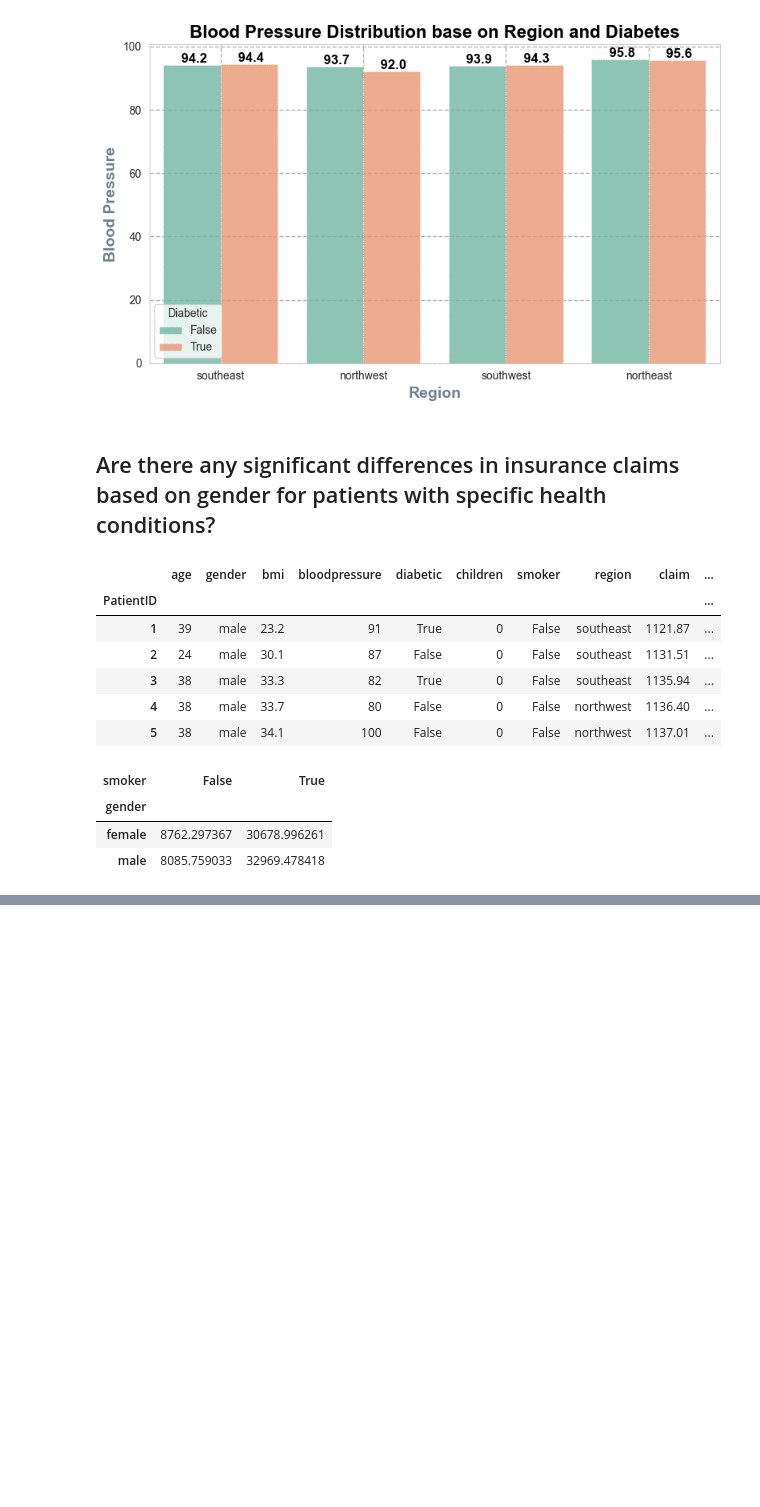
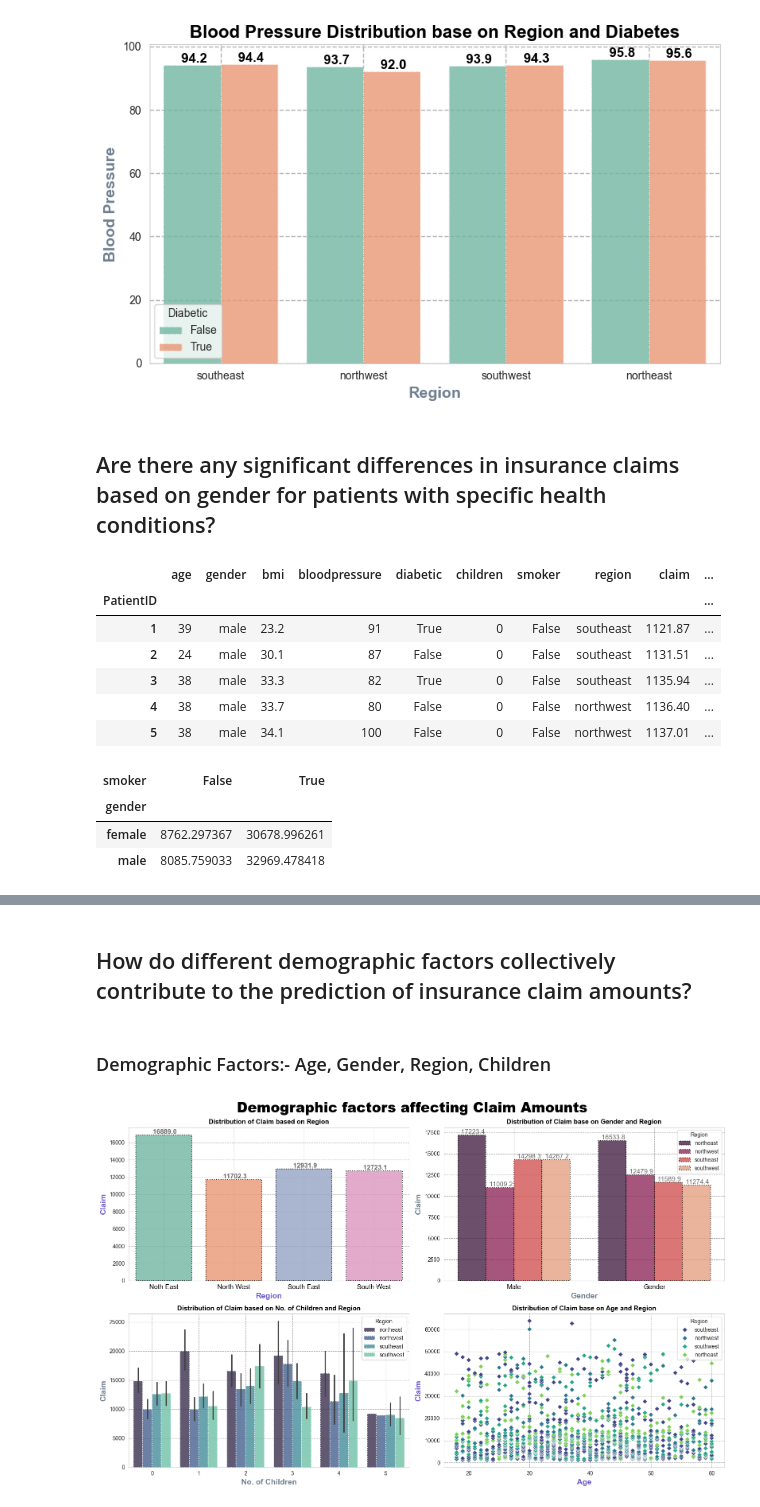
Before and after one commit to SaurabhSSB/medical-expense-analysis, a Jupyter notebook: 2_eda.ipynb, the cells around one changed output, grey strips where cells are left out. Drawn from its saved outputs; the diff is of its cells as text; code cells hidden in the pictures; blank space fills up the shorter version.

```diff
--- a/2_eda.ipynb
+++ b/2_eda.ipynb
@@ -925,0 +968,66 @@ plt.show()
+# %% [markdown]
+## How do different demographic factors collectively contribute to the prediction of insurance claim amounts?
+# %% [markdown]
+### Demographic Factors:- Age, Gender, Region, Children
+# %%
+fig, axes= plt.subplots(nrows= 2, ncols= 2, figsize= (16,10))
+sns.set_style('whitegrid')
+
+ax_1= sns.barplot(x= df.region, y= df.claim, ci= False, linewidth= 1.5, linestyle= ':', palette= "Set2", edgecolor= 'black', width= 0.8, alpha= 0.8,
+                  order= ['northeast', 'northwest', 'southeast', 'southwest'], ax= axes[0, 0])
+
+for container in ax_1.containers:
+    labels= [f'{bar.get_height(): .1f}' for bar in container]
+    ax_1.bar_label(container, labels, fontsize= 12, fontweight= 'bold', color= 'dimgray')
+
+axes[0,0].set_title('Distribution of Claim based on Region', fontsize= 12, fontweight= 'bold', color= 'black')
+axes[0,0].set_xlabel('Region', fontsize= 14, fontweight= 'bold', color= 'slateblue')
+axes[0,0].set_ylabel('Claim', fontsize= 14, fontweight= 'bold', color= 'slateblue')
+axes[0,0].set_xticklabels(['Noth East', "North West", "South East", "South West"], fontsize= 12, fontweight= 'normal', color= 'black', ha= 'center')
+
+axes[0,0].grid(True, linewidth= 0.8, linestyle= '--', color= 'grey', alpha= 0.6)
+
+
+ax_2= sns.barplot(x= df.gender, y= df.claim, hue= df.region, ci= False, linewidth= 1.5, linestyle= ':', palette= 'rocket', edgecolor= 'black', width= 0.8, alpha= 0.8,
+            order= ['male', 'female'], hue_order= ['northeast', 'northwest', 'southeast', 'southwest'], ax= axes[0, 1])
+
+for container in ax_2.containers:
+    labels= [f'{bar.get_height(): .1f}' for bar in container]
+    ax_2.bar_label(container, labels= labels, fontsize= 12, fontweight= 'normal', color= 'dimgrey')
+
+axes[0,1].set_title('Distribution of Claim base on Gender and Region', fontsize= 12, fontweight= 'bold', color= 'black')
+axes[0,1].set_xlabel('Gender', fontsize= 14, fontweight= 'bold', color= 'slategray')
+axes[0,1].set_ylabel('Claim', fontsize= 14, fontweight= 'bold', color= 'slategray')
+axes[0,1].set_xticklabels(['Male', 'Gender'], fontsize= 12, fontweight= 'normal', color= 'black', ha= 'center')
+
+axes[0,1].grid(True, linewidth= 0.8, linestyle= '--', color= 'grey', alpha= 0.8)
+axes[0,1].legend(title= 'Region')
+
+ax_3= sns.barplot(x= df.children, y= df.claim, hue= df.region, ci= 95, linewidth= 1.5, linestyle= ':', palette= 'mako', color= 'black', width= 0.8, alpha= 0.8,
+            order= [0, 1, 2, 3, 4, 5], hue_order= ['northeast', 'northwest', 'southeast', 'southwest'], ax= axes[1, 0])
+
+# for container in ax_3.containers:
+#     labels= [f'{bar.get_height(): .1f}' for bar in container]
+#     ax_3.bar_label(container, labels, fontsize= 12, fontweight= 'normal', color= 'dimgrey')
+
+axes[1,0].set_title('Distribution of Claim based on No. of Children and Region', fontsize= 12, fontweight= 'bold', color= 'black')
+axes[1,0].set_xlabel('No. of Children', fontsize= 14, fontweight= 'bold', color= 'slategray')
+axes[1,0].set_ylabel('Claim', fontsize= 14, fontweight= 'bold', color= 'slategray')
+
+axes[1,0].grid(True, linewidth= 0.8, linestyle= "--", color= 'grey', alpha= 0.8)
+axes[1,0].legend(title= 'Region')
+
+sns.scatterplot(x= df.age, y= df.claim, hue= df.region, marker= 'D', palette= 'viridis', edgecolor= 'white',ax= axes[1, 1])
+
+axes[1,1].set_title('Distribution of Claim base on Age and Region', fontsize= 12, fontweight= 'bold', color= 'black')
+axes[1,1].set_xlabel('Age', fontsize= 14, fontweight= 'bold', color= 'slateblue')
+axes[1,1].set_ylabel('Claim', fontsize= 14, fontweight= 'bold', color= 'slateblue')
+
+axes[1,1].grid(True, linewidth= 0.8, linestyle= "--", color= 'grey', alpha= 0.8)
+axes[1,1].legend(title= 'Region')
+
+plt.suptitle('Demographic factors affecting Claim Amounts', fontsize= 25, fontweight= 'black', color= 'black')
+plt.tight_layout()
+plt.show()
+# %% [output]
+[figure, added]
```
Also changed, not shown: parts of 2 cells of this notebook.
